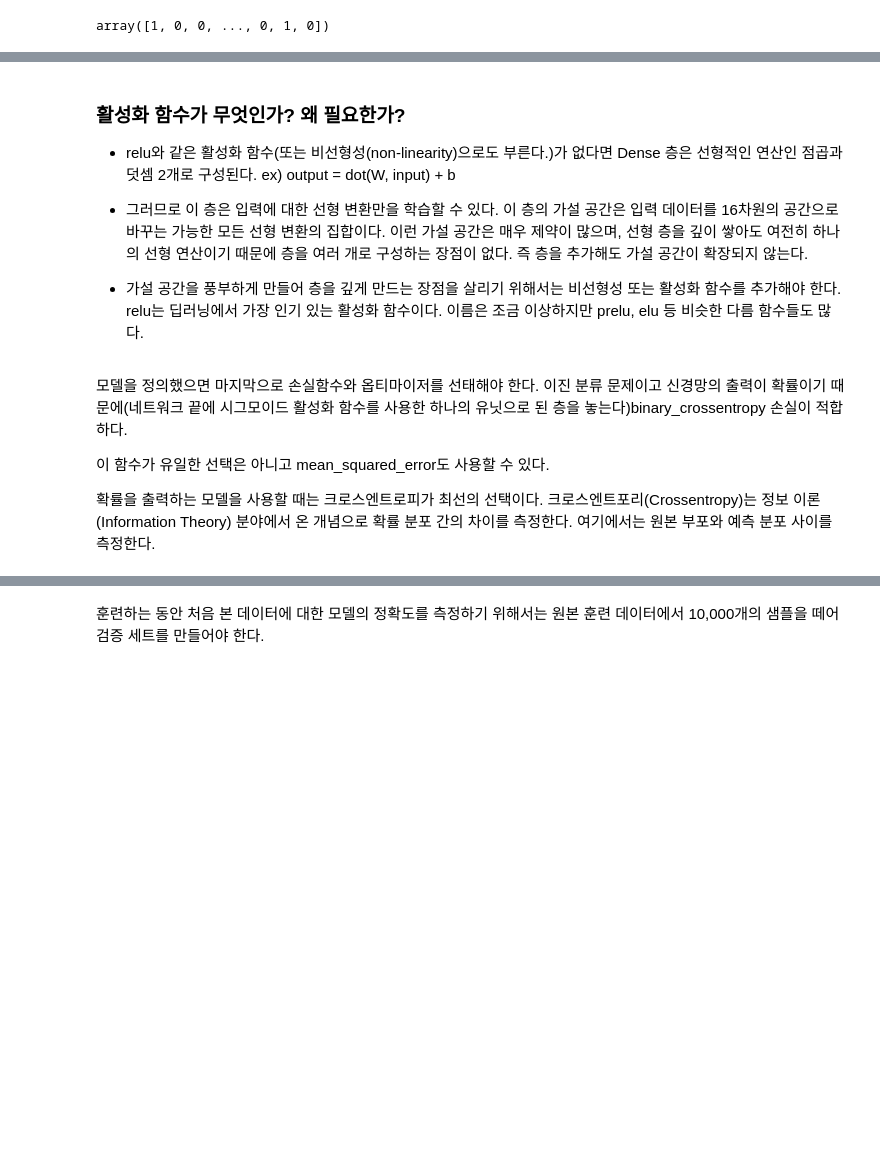
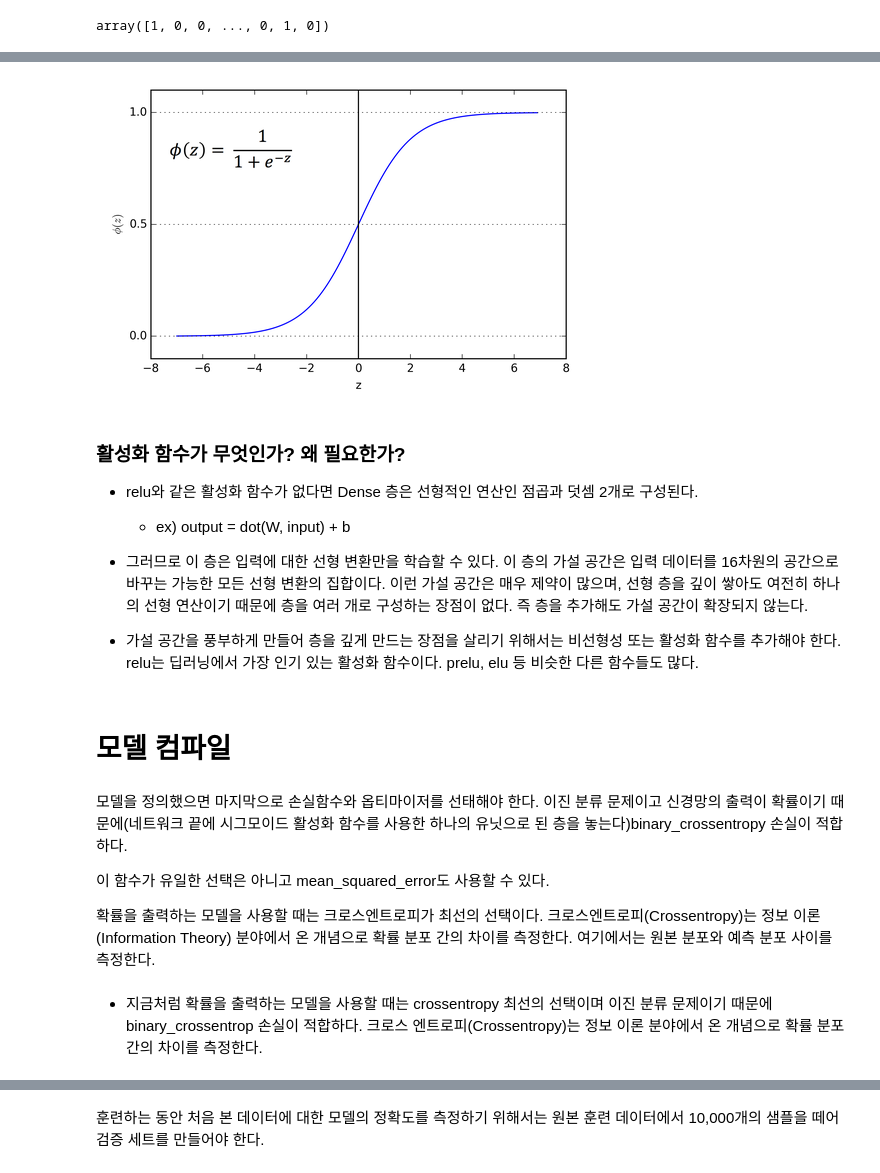
Before and after one commit to kkyxxn/curriculum, a Jupyter notebook: m9_딥러닝알고리즘구현/DL_classifying-movie-reviews.ipynb, the cells around one changed output, grey strips where cells are left out. Saved outputs shown, nothing was run; the diff lists cells and outputs as text; code cells hidden in the pictures; blank space fills up the shorter version.

```diff
--- a/m9_딥러닝알고리즘구현/DL_classifying-movie-reviews.ipynb
+++ b/m9_딥러닝알고리즘구현/DL_classifying-movie-reviews.ipynb
@@ -166,17 +156,26 @@ model.add(layers.Dense(1,activation='sigmoid'))
+# %%
+from IPython.display import Image
+Image('/content/drive/MyDrive/cakd5_colab/m9_딥러닝알고리즘구현/datasets/sigmoid.png')
+# %% [output]
+[figure, added]
 # %% [markdown]
 ### 활성화 함수가 무엇인가? 왜 필요한가?
 
-- relu와 같은 활성화 함수(또는 비선형성(non-linearity)으로도 부른다.)가 없다면 Dense 층은 선형적인 연산인 점곱과 덧셈 2개로 구성된다.
-ex) output = dot(W, input) + b
+- relu와 같은 활성화 함수가 없다면 Dense 층은 선형적인 연산인 점곱과 덧셈 2개로 구성된다.
+  - ex) output = dot(W, input) + b
 
 - 그러므로 이 층은 입력에 대한 선형 변환만을 학습할 수 있다. 이 층의 가설 공간은 입력 데이터를 16차원의 공간으로 바꾸는 가능한 모든 선형 변환의 집합이다. 이런 가설 공간은 매우 제약이 많으며, 선형 층을 깊이 쌓아도 여전히 하나의 선형 연산이기 때문에 층을 여러 개로 구성하는 장점이 없다. 즉 층을 추가해도 가설 공간이 확장되지 않는다.
 
-- 가설 공간을 풍부하게 만들어 층을 깊게 만드는 장점을 살리기 위해서는 비선형성 또는 활성화 함수를 추가해야 한다. relu는 딥러닝에서 가장 인기 있는 활성화 함수이다. 이름은 조금 이상하지만 prelu, elu 등 비슷한 다름 함수들도 많다.
+- 가설 공간을 풍부하게 만들어 층을 깊게 만드는 장점을 살리기 위해서는 비선형성 또는 활성화 함수를 추가해야 한다. relu는 딥러닝에서 가장 인기 있는 활성화 함수이다. prelu, elu 등 비슷한 다른 함수들도 많다.
+# %% [markdown]
+# 모델 컴파일
 # %% [markdown]
 모델을 정의했으면 마지막으로 손실함수와 옵티마이저를 선태해야 한다.
 이진 분류 문제이고 신경망의 출력이 확률이기 때문에(네트워크 끝에 시그모이드 활성화 함수를 사용한 하나의 유닛으로 된 층을 놓는다)binary_crossentropy 손실이 적합하다.
 
 이 함수가 유일한 선택은 아니고 mean_squared_error도 사용할 수 있다.
 
-확률을 출력하는 모델을 사용할 때는 크로스엔트로피가 최선의 선택이다. 크로스엔트포리(Crossentropy)는 정보 이론(Information Theory) 분야에서 온 개념으로 확률 분포 간의 차이를 측정한다. 여기에서는 원본 부포와 예측 분포 사이를 측정한다.
+확률을 출력하는 모델을 사용할 때는 크로스엔트로피가 최선의 선택이다. 크로스엔트로피(Crossentropy)는 정보 이론(Information Theory) 분야에서 온 개념으로 확률 분포 간의 차이를 측정한다. 여기에서는 원본 분포와 예측 분포 사이를 측정한다.
+# %% [markdown]
+- 지금처럼 확률을 출력하는 모델을 사용할 때는 crossentropy 최선의 선택이며 이진 분류 문제이기 때문에 binary_crossentrop 손실이 적합하다. 크로스 엔트로피(Crossentropy)는 정보 이론 분야에서 온 개념으로 확률 분포 간의 차이를 측정한다.
 # %%
```
Also changed, not shown: parts of 31 cells of this notebook.
